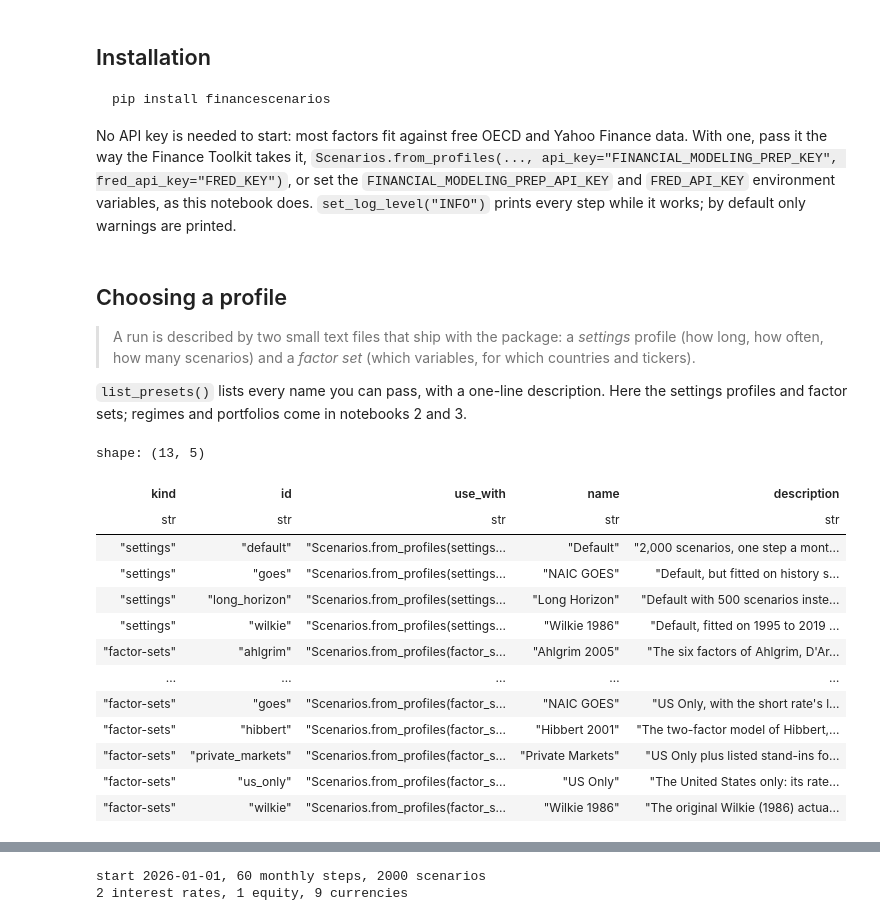
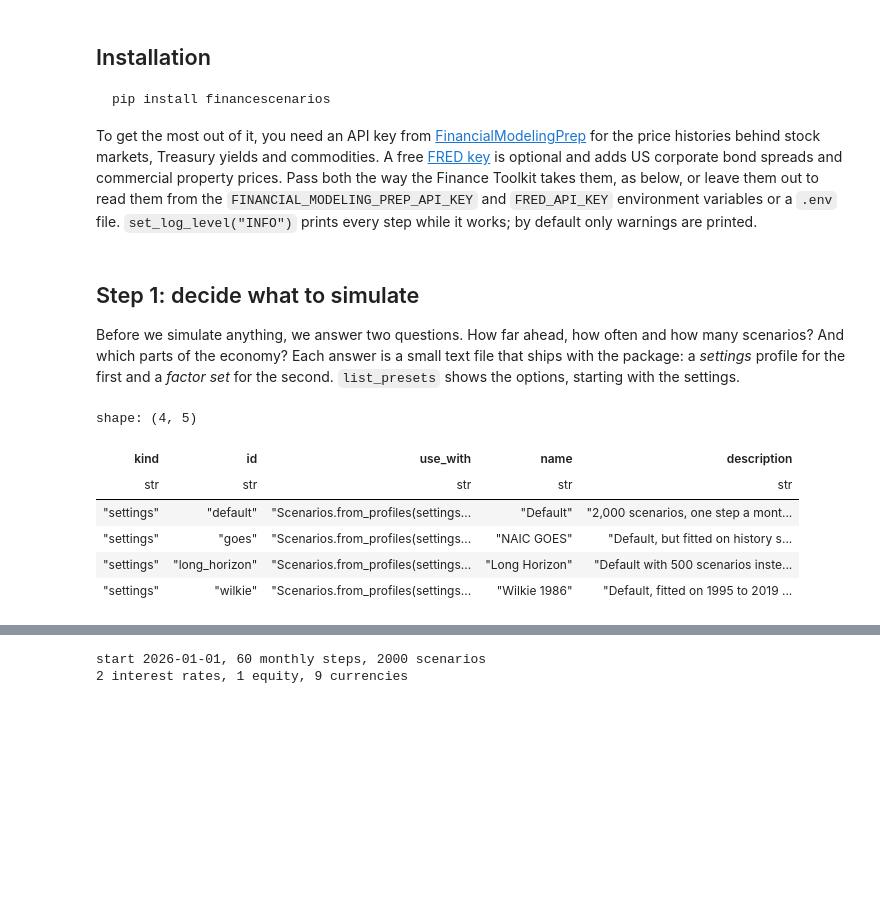
Before and after one commit to JerBouma/jerbouma.github.io, a Jupyter notebook: assets/notebooks/financescenarios/getting-started.ipynb, the cells around one changed output, grey strips where cells are left out. Cells and saved outputs as stored; diff of their text form; code cells hidden in the pictures; blank space fills up the shorter version.

Commit message:
Finance Scenarios notebooks: told as a journey, keys passed like the landing page, list_presets(kind=...)

````diff
--- a/assets/notebooks/financescenarios/getting-started.ipynb
+++ b/assets/notebooks/financescenarios/getting-started.ipynb
@@ -21,10 +21,12 @@ This notebook covers installing, choosing a profile, running a simulation, readi
 pip install financescenarios
 ```
 
-No API key is needed to start: most factors fit against free OECD and Yahoo
-Finance data. With one, pass it the way the Finance Toolkit takes it,
-`Scenarios.from_profiles(..., api_key="FINANCIAL_MODELING_PREP_KEY", fred_api_key="FRED_KEY")`, or set the
-`FINANCIAL_MODELING_PREP_API_KEY` and `FRED_API_KEY` environment variables, as this notebook does. `set_log_level("INFO")` prints every step while it works; by default only warnings are printed.
+To get the most out of it, you need an API key from [FinancialModelingPrep](/fmp) for the price histories behind
+stock markets, Treasury yields and commodities. A free [FRED key](https://fred.stlouisfed.org/docs/api/api_key.html)
+is optional and adds US corporate bond spreads and commercial property prices. Pass both the way the Finance Toolkit
+takes them, as below, or leave them out to read them from the `FINANCIAL_MODELING_PREP_API_KEY` and `FRED_API_KEY`
+environment variables or a `.env` file. `set_log_level("INFO")` prints every step while it works; by default only
+warnings are printed.
 # %%
 import polars as pl
 
@@ -34,27 +36,18 @@ pl.Config.set_tbl_width_chars(200)  # wide enough that long factor names are not
 pl.Config.set_fmt_str_lengths(60)
 set_log_level("WARNING")  # the default; "INFO" shows every download and fit
 # %% [markdown]
-## Choosing a profile
+## Step 1: decide what to simulate
 
-> A run is described by two small text files that ship with the package: a *settings* profile
-> (how long, how often, how many scenarios) and a *factor set* (which variables, for which countries and tickers).
-
-`list_presets()` lists every name you can pass, with a one-line description. Here the settings profiles and factor
-sets; regimes and portfolios come in notebooks 2 and 3.
+Before we simulate anything, we answer two questions. How far ahead, how often and how many scenarios? And which
+parts of the economy? Each answer is a small text file that ships with the package: a *settings* profile for the
+first and a *factor set* for the second. `list_presets` shows the options, starting with the settings.
 # %%
-list_presets().filter(pl.col("kind").is_in(["settings", "factor-sets"]))
+list_presets(kind="settings")
 # %% [output]
-shape: (13, 5)
+shape: (4, 5)
 | kind | id | use_with | name | description |
 | str | str | str | str | str |
 | "settings" | "default" | "Scenarios.from_profiles(settings... | "Default" | "2,000 scenarios, one step a mont... |
 | "settings" | "goes" | "Scenarios.from_profiles(settings... | "NAIC GOES" | "Default, but fitted on history s... |
 | "settings" | "long_horizon" | "Scenarios.from_profiles(settings... | "Long Horizon" | "Default with 500 scenarios inste... |
 | "settings" | "wilkie" | "Scenarios.from_profiles(settings... | "Wilkie 1986" | "Default, fitted on 1995 to 2019 ... |
-| "factor-sets" | "ahlgrim" | "Scenarios.from_profiles(factor_s... | "Ahlgrim 2005" | "The six factors of Ahlgrim, D'Ar... |
-| … | … | … | … | … |
-| "factor-sets" | "goes" | "Scenarios.from_profiles(factor_s... | "NAIC GOES" | "US Only, with the short rate's l... |
-| "factor-sets" | "hibbert" | "Scenarios.from_profiles(factor_s... | "Hibbert 2001" | "The two-factor model of Hibbert,... |
-| "factor-sets" | "private_markets" | "Scenarios.from_profiles(factor_s... | "Private Markets" | "US Only plus listed stand-ins fo... |
-| "factor-sets" | "us_only" | "Scenarios.from_profiles(factor_s... | "US Only" | "The United States only: its rate... |
-| "factor-sets" | "wilkie" | "Scenarios.from_profiles(factor_s... | "Wilkie 1986" | "The original Wilkie (1986) actua... |
````
Also changed, not shown: parts of 17 cells of this notebook, 3 other files.
